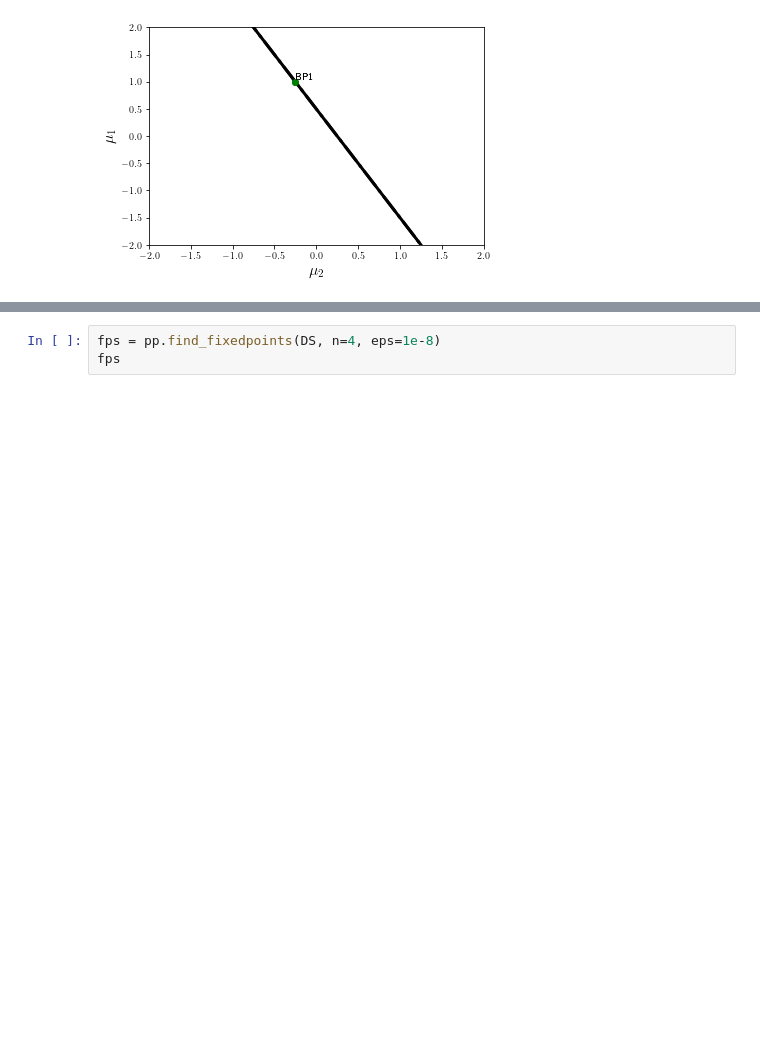
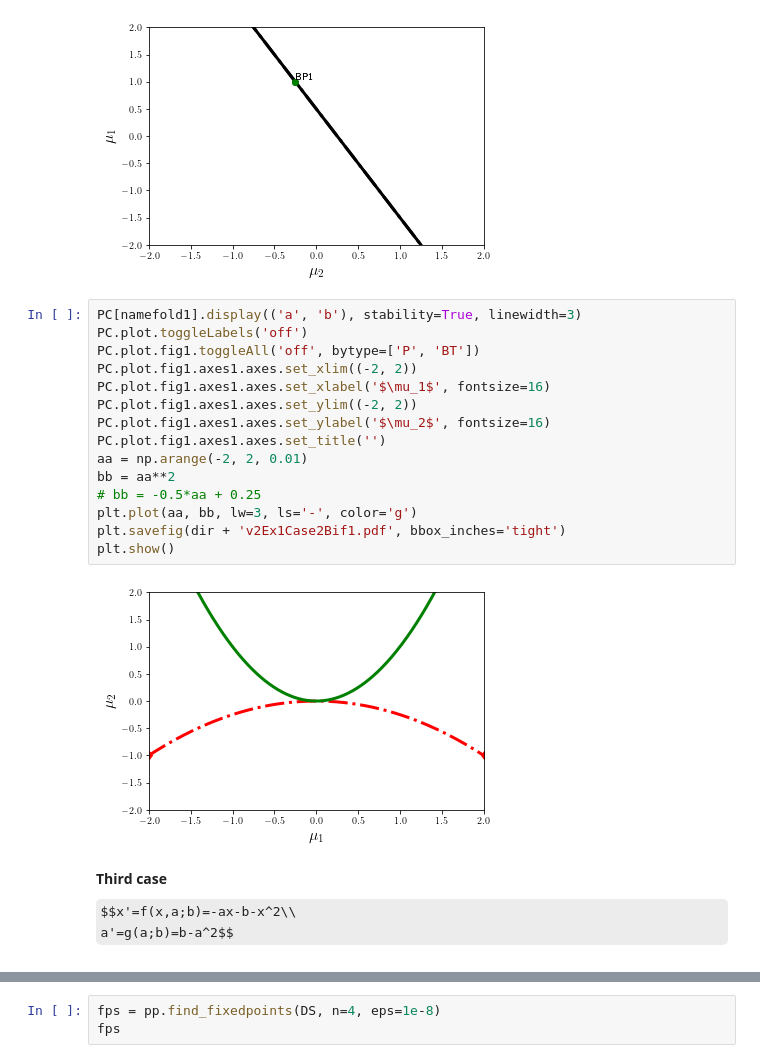
Before and after one commit to ccontrer/20-05SNBifurcationCarryover, a Jupyter notebook: notebooks/Carryover follow-up notebook.ipynb, the cells around one changed output, grey strips where cells are left out. Cells and saved outputs as stored; diff of their text form; some formulas as TeX source; blank space fills up the shorter version.

```diff
--- a/notebooks/Carryover follow-up notebook.ipynb
+++ b/notebooks/Carryover follow-up notebook.ipynb
@@ -450,3 +432,24 @@ plt.savefig(dir + 'v2Ex1Case2Bif3.pdf', bbox_inches='tight')
 plt.show()
 # %% [output]
 [figure]
+# %%
+PC[namefold1].display(('a', 'b'), stability=True, linewidth=3)
+PC.plot.toggleLabels('off')
+PC.plot.fig1.toggleAll('off', bytype=['P', 'BT'])
+PC.plot.fig1.axes1.axes.set_xlim((-2, 2))
+PC.plot.fig1.axes1.axes.set_xlabel('$\mu_1$', fontsize=16)
+PC.plot.fig1.axes1.axes.set_ylim((-2, 2))
+PC.plot.fig1.axes1.axes.set_ylabel('$\mu_2$', fontsize=16)
+PC.plot.fig1.axes1.axes.set_title('')
+aa = np.arange(-2, 2, 0.01)
+bb = aa**2
+# bb = -0.5*aa + 0.25
+plt.plot(aa, bb, lw=3, ls='-', color='g')
+plt.savefig(dir + 'v2Ex1Case2Bif1.pdf', bbox_inches='tight')
+plt.show()
+# %% [output]
+[figure, added]
+# %% [markdown]
+**Third case**
+$$x'=f(x,a;b)=-ax-b-x^2\\
+a'=g(a;b)=b-a^2$$
```
Also changed, not shown: parts of 23 cells of this notebook, 10 other files.
